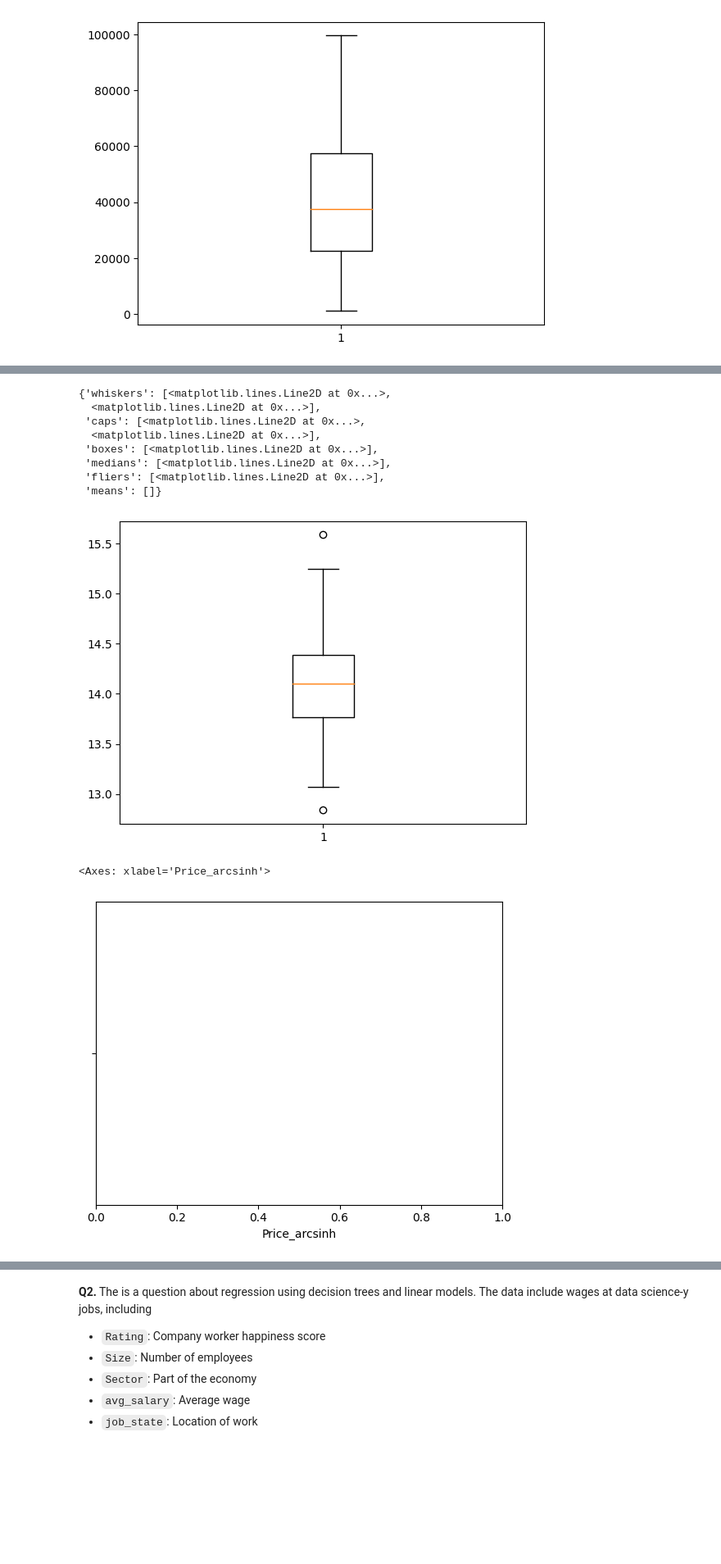
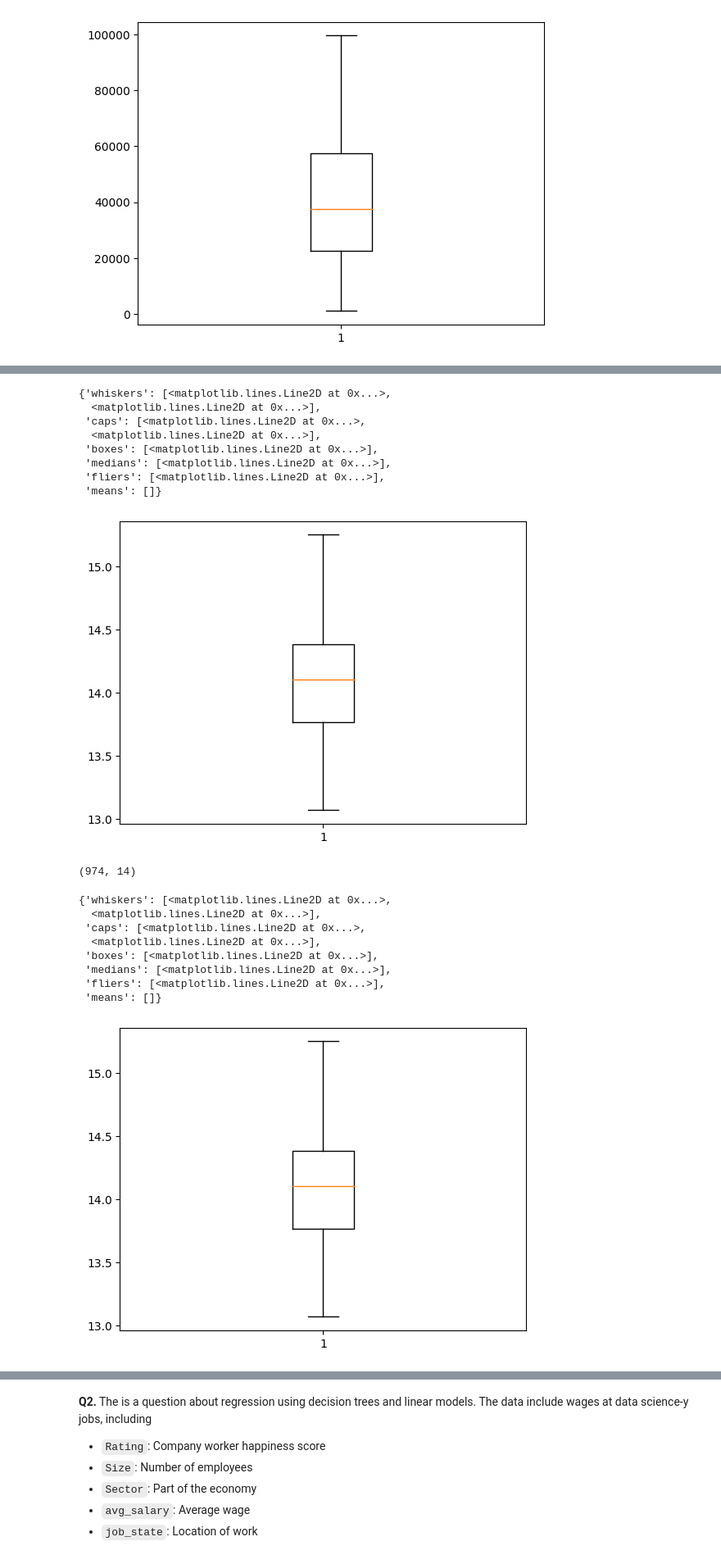
Before and after one commit to Ipshi02/assignment4, a Jupyter notebook: assignment4.ipynb, the cells around one changed output, grey strips where cells are left out. Shown at 82% size. Saved outputs shown, nothing was run; the diff lists cells and outputs as text; code cells hidden in the pictures; blank space fills up the shorter version.

```diff
--- a/assignment4.ipynb
+++ b/assignment4.ipynb
@@ -130,7 +129,7 @@ plt.boxplot(df["Price"]) #make boxplot for price - a ton of outliers
 # %%
-df["Price_arcsinh"] = np.arcsinh(df["Price"]) #rescaling by transforming to arcsinh
+df["Price_arc"] = np.arcsinh(df["Price"]) #rescaling by transforming to arcsinh
 # %%
-plt.boxplot(df["Price_arcsinh"])
+plt.boxplot(df["Price_arc"])
 # %% [output]
 {'whiskers': [<matplotlib.lines.Line2D at 0x...>,
   <matplotlib.lines.Line2D at 0x...>],
@@ -140,16 +139,29 @@ plt.boxplot(df["Price_arcsinh"])
  'medians': [<matplotlib.lines.Line2D at 0x...>],
  'fliers': [<matplotlib.lines.Line2D at 0x...>],
  'means': []}
-[figure, old version]
+[figure, new version]
 # %%
 # drop the outliers from Price
-df = df.loc[df['Price_arcsinh']>15.3,:]
-#plt.boxplot(df["Price_arcsinh"] < 13.0, :)
+include = (df['Price_arc']<15.3) *(df['Price_arc'] > 13.0)
+df = df.loc[include,:]
+# %%
+shape = df.shape
+
+print(shape)
+# %% [output]
+(974, 14)
 # %%
-sns.boxplot(x='Price_arcsinh', data=df)
+plt.boxplot(df["Price_arc"]) # looks much better, outliers are removed
 # %% [output]
-<Axes: xlabel='Price_arcsinh'>
+{'whiskers': [<matplotlib.lines.Line2D at 0x...>,
+  <matplotlib.lines.Line2D at 0x...>],
+ 'caps': [<matplotlib.lines.Line2D at 0x...>,
+  <matplotlib.lines.Line2D at 0x...>],
+ 'boxes': [<matplotlib.lines.Line2D at 0x...>],
+ 'medians': [<matplotlib.lines.Line2D at 0x...>],
+ 'fliers': [<matplotlib.lines.Line2D at 0x...>],
+ 'means': []}
-[figure, old version]
+[figure, new version]
 # %%
 sns.scatterplot(data=df,y="Price",x="Mileage_Run")
 # %% [output]
```
Also changed, not shown: parts of 11 cells of this notebook.
